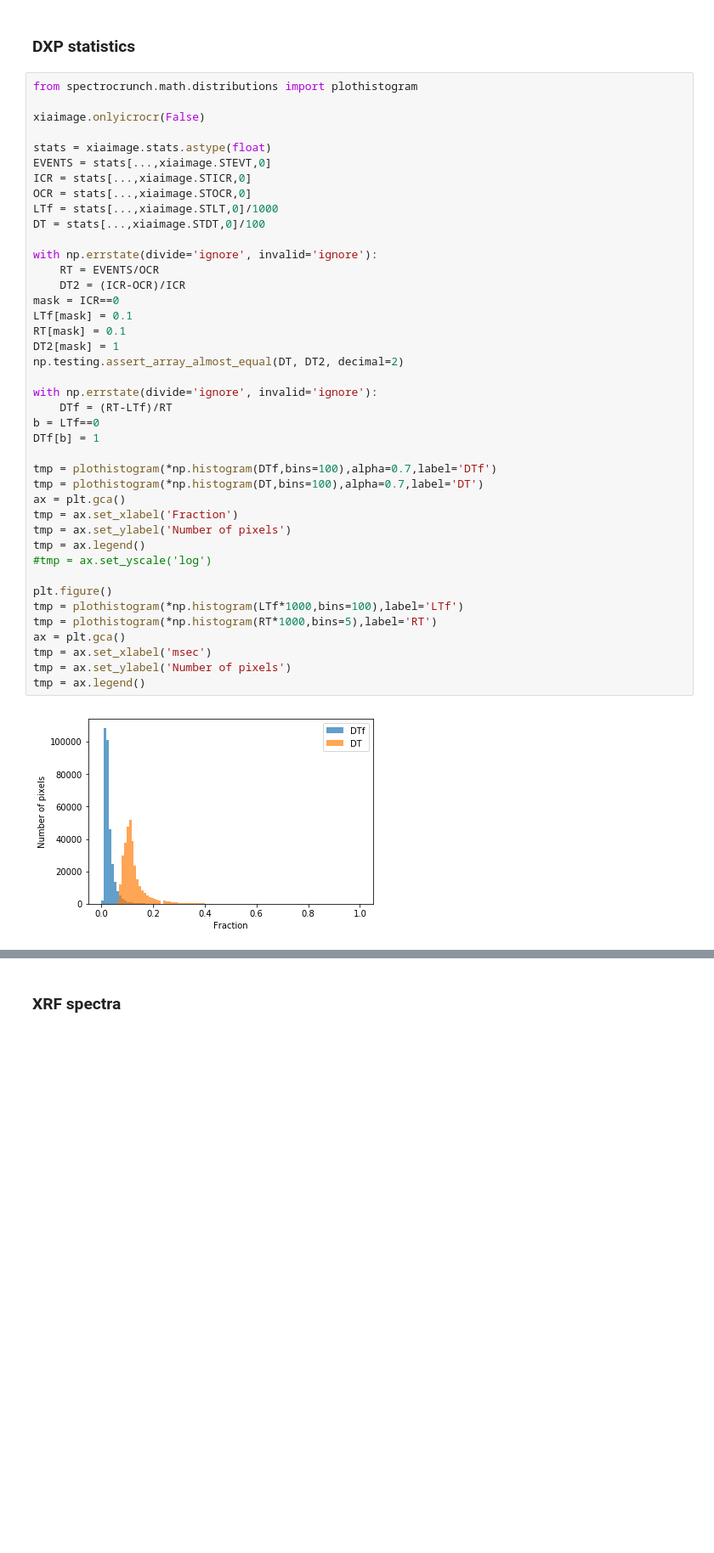
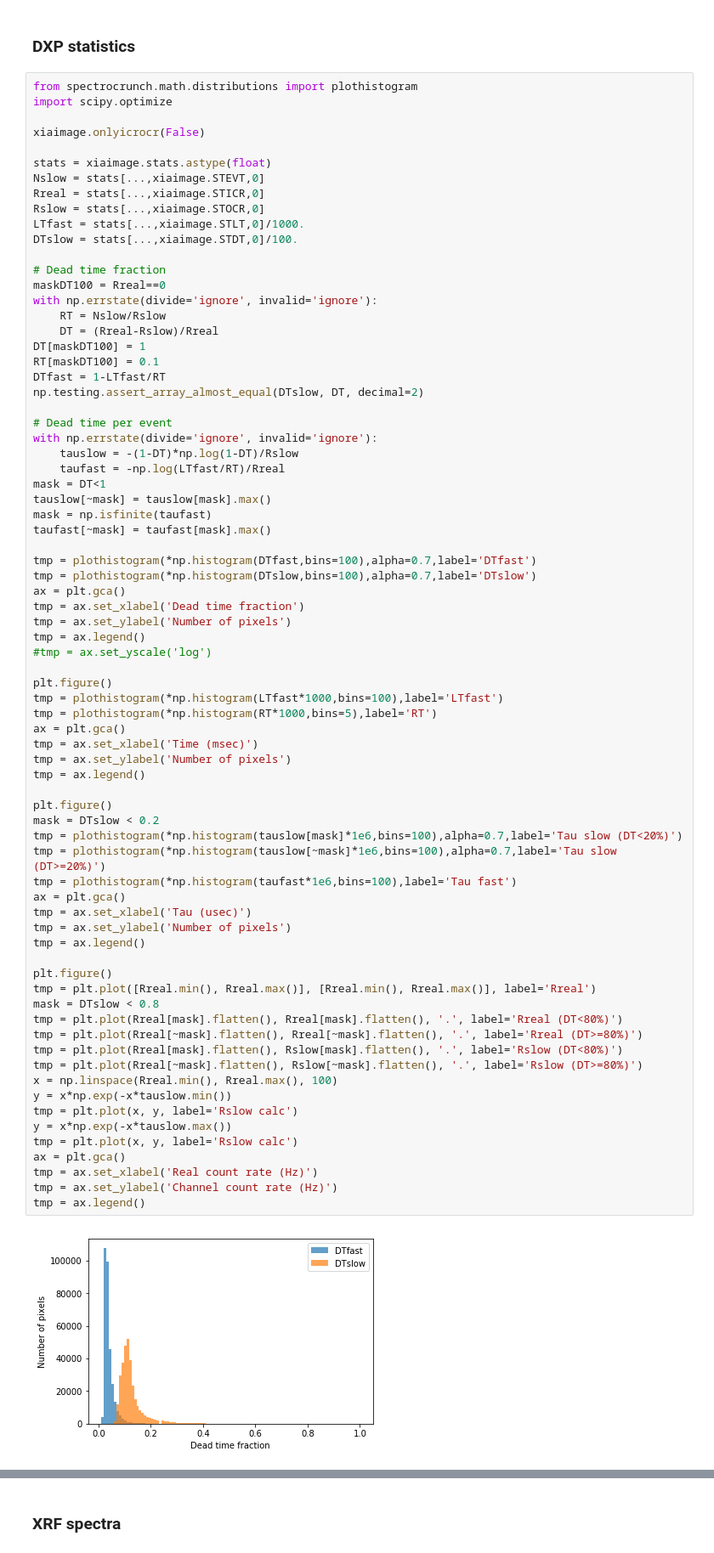
Before and after one commit to woutdenolf/spectrocrunch, a Jupyter notebook: doc/source/tutorials/xia.ipynb, the cells around one changed output, grey strips where cells are left out. Shown at 85% size. Drawn from its saved outputs; the diff is of its cells as text; blank space fills up the shorter version.

Commit message:
[xia] review dead time

```diff
--- a/doc/source/tutorials/xia.ipynb
+++ b/doc/source/tutorials/xia.ipynb
@@ -309,44 +327,77 @@ xiaimage.counter_reldir('.')
 ### DXP statistics
 # %%
 from spectrocrunch.math.distributions import plothistogram
+import scipy.optimize
 
 xiaimage.onlyicrocr(False)
 
 stats = xiaimage.stats.astype(float)
-EVENTS = stats[...,xiaimage.STEVT,0]
-ICR = stats[...,xiaimage.STICR,0]
-OCR = stats[...,xiaimage.STOCR,0]
-LTf = stats[...,xiaimage.STLT,0]/1000
-DT = stats[...,xiaimage.STDT,0]/100
+Nslow = stats[...,xiaimage.STEVT,0]
+Rreal = stats[...,xiaimage.STICR,0]
+Rslow = stats[...,xiaimage.STOCR,0]
+LTfast = stats[...,xiaimage.STLT,0]/1000.
+DTslow = stats[...,xiaimage.STDT,0]/100.
 
+# Dead time fraction
+maskDT100 = Rreal==0
 with np.errstate(divide='ignore', invalid='ignore'):
-    RT = EVENTS/OCR
-    DT2 = (ICR-OCR)/ICR
-mask = ICR==0
-LTf[mask] = 0.1
-RT[mask] = 0.1
-DT2[mask] = 1
-np.testing.assert_array_almost_equal(DT, DT2, decimal=2)
+    RT = Nslow/Rslow
+    DT = (Rreal-Rslow)/Rreal
+DT[maskDT100] = 1
+RT[maskDT100] = 0.1
+DTfast = 1-LTfast/RT
+np.testing.assert_array_almost_equal(DTslow, DT, decimal=2)
 
+# Dead time per event
 with np.errstate(divide='ignore', invalid='ignore'):
-    DTf = (RT-LTf)/RT
-b = LTf==0
-DTf[b] = 1
+    tauslow = -(1-DT)*np.log(1-DT)/Rslow
+    taufast = -np.log(LTfast/RT)/Rreal
+mask = DT<1
+tauslow[~mask] = tauslow[mask].max()
+mask = np.isfinite(taufast)
+taufast[~mask] = taufast[mask].max()
 
-tmp = plothistogram(*np.histogram(DTf,bins=100),alpha=0.7,label='DTf')
-tmp = plothistogram(*np.histogram(DT,bins=100),alpha=0.7,label='DT')
+tmp = plothistogram(*np.histogram(DTfast,bins=100),alpha=0.7,label='DTfast')
+tmp = plothistogram(*np.histogram(DTslow,bins=100),alpha=0.7,label='DTslow')
 ax = plt.gca()
-tmp = ax.set_xlabel('Fraction')
+tmp = ax.set_xlabel('Dead time fraction')
 tmp = ax.set_ylabel('Number of pixels')
 tmp = ax.legend()
 #tmp = ax.set_yscale('log')
 
 plt.figure()
-tmp = plothistogram(*np.histogram(LTf*1000,bins=100),label='LTf')
+tmp = plothistogram(*np.histogram(LTfast*1000,bins=100),label='LTfast')
 tmp = plothistogram(*np.histogram(RT*1000,bins=5),label='RT')
 ax = plt.gca()
-tmp = ax.set_xlabel('msec')
+tmp = ax.set_xlabel('Time (msec)')
 tmp = ax.set_ylabel('Number of pixels')
 tmp = ax.legend()
+
+plt.figure()
+mask = DTslow < 0.2
+tmp = plothistogram(*np.histogram(tauslow[mask]*1e6,bins=100),alpha=0.7,label='Tau slow (DT<20%)')
+tmp = plothistogram(*np.histogram(tauslow[~mask]*1e6,bins=100),alpha=0.7,label='Tau slow (DT>=20%)')
+tmp = plothistogram(*np.histogram(taufast*1e6,bins=100),label='Tau fast')
+ax = plt.gca()
+tmp = ax.set_xlabel('Tau (usec)')
+tmp = ax.set_ylabel('Number of pixels')
+tmp = ax.legend()
+
+plt.figure()
+tmp = plt.plot([Rreal.min(), Rreal.max()], [Rreal.min(), Rreal.max()], label='Rreal')
+mask = DTslow < 0.8
+tmp = plt.plot(Rreal[mask].flatten(), Rreal[mask].flatten(), '.', label='Rreal (DT<80%)')
+tmp = plt.plot(Rreal[~mask].flatten(), Rreal[~mask].flatten(), '.', label='Rreal (DT>=80%)')
+tmp = plt.plot(Rreal[mask].flatten(), Rslow[mask].flatten(), '.', label='Rslow (DT<80%)')
+tmp = plt.plot(Rreal[~mask].flatten(), Rslow[~mask].flatten(), '.', label='Rslow (DT>=80%)')
+x = np.linspace(Rreal.min(), Rreal.max(), 100)
+y = x*np.exp(-x*tauslow.min())
+tmp = plt.plot(x, y, label='Rslow calc')
+y = x*np.exp(-x*tauslow.max())
+tmp = plt.plot(x, y, label='Rslow calc')
+ax = plt.gca()
+tmp = ax.set_xlabel('Real count rate (Hz)')
+tmp = ax.set_ylabel('Channel count rate (Hz)')
+tmp = ax.legend()
 # %% [output]
-[figure, old version]
+[figure, new version]
```
Also changed, not shown: parts of 11 cells of this notebook, 4 other files.
